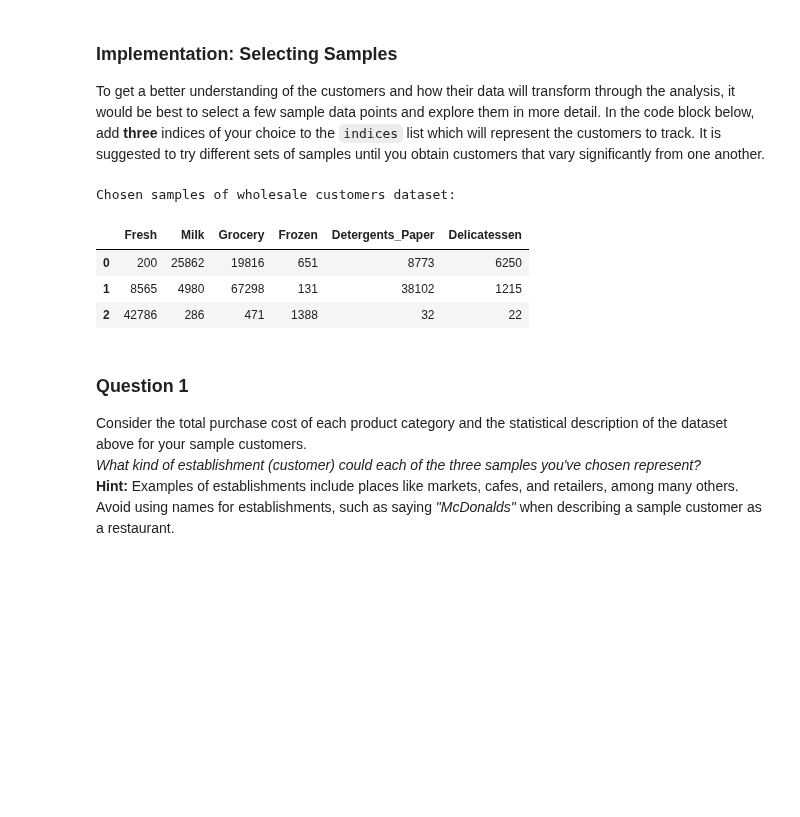
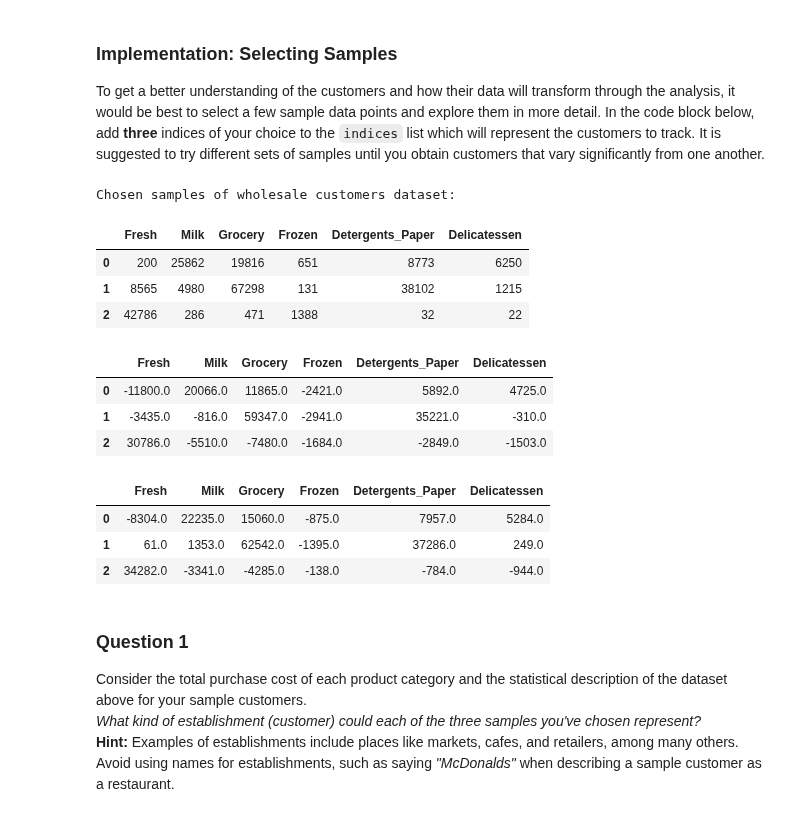
Before and after one commit to daemon515/ml, a Jupyter notebook: projects/customer_segments/customer_segments.ipynb, the cells around one changed output. Cells and saved outputs as stored; diff of their text form; code cells hidden in the pictures; blank space fills up the shorter version.

```diff
--- a/projects/customer_segments/customer_segments.ipynb
+++ b/projects/customer_segments/customer_segments.ipynb
@@ -61,18 +72,29 @@ To get a better understanding of the customers and how their data will transform
 # %%
 # TODO: Select three indices of your choice you wish to sample from the dataset
 indices = [171,333, 289]
 
 # Create a DataFrame of the chosen samples
 samples = pd.DataFrame(data.loc[indices], columns = data.keys()).reset_index(drop = True)
 print "Chosen samples of wholesale customers dataset:"
 display(samples)
 #display(samples.describe())
+
+display(samples - np.round(data.mean()))
+display(samples - np.round(data.median()))
 # %% [output]
 Chosen samples of wholesale customers dataset:
 |  | Fresh | Milk | Grocery | Frozen | Detergents_Paper | Delicatessen |
 | 0 | 200 | 25862 | 19816 | 651 | 8773 | 6250 |
 | 1 | 8565 | 4980 | 67298 | 131 | 38102 | 1215 |
 | 2 | 42786 | 286 | 471 | 1388 | 32 | 22 |
+|  | Fresh | Milk | Grocery | Frozen | Detergents_Paper | Delicatessen |
+| 0 | -11800.0 | 20066.0 | 11865.0 | -2421.0 | 5892.0 | 4725.0 |
+| 1 | -3435.0 | -816.0 | 59347.0 | -2941.0 | 35221.0 | -310.0 |
+| 2 | 30786.0 | -5510.0 | -7480.0 | -1684.0 | -2849.0 | -1503.0 |
+|  | Fresh | Milk | Grocery | Frozen | Detergents_Paper | Delicatessen |
+| 0 | -8304.0 | 22235.0 | 15060.0 | -875.0 | 7957.0 | 5284.0 |
+| 1 | 61.0 | 1353.0 | 62542.0 | -1395.0 | 37286.0 | 249.0 |
+| 2 | 34282.0 | -3341.0 | -4285.0 | -138.0 | -784.0 | -944.0 |
 # %% [markdown]
 ### Question 1
 Consider the total purchase cost of each product category and the statistical description of the dataset above for your sample customers.
```
Also changed, not shown: parts of 20 cells of this notebook.
